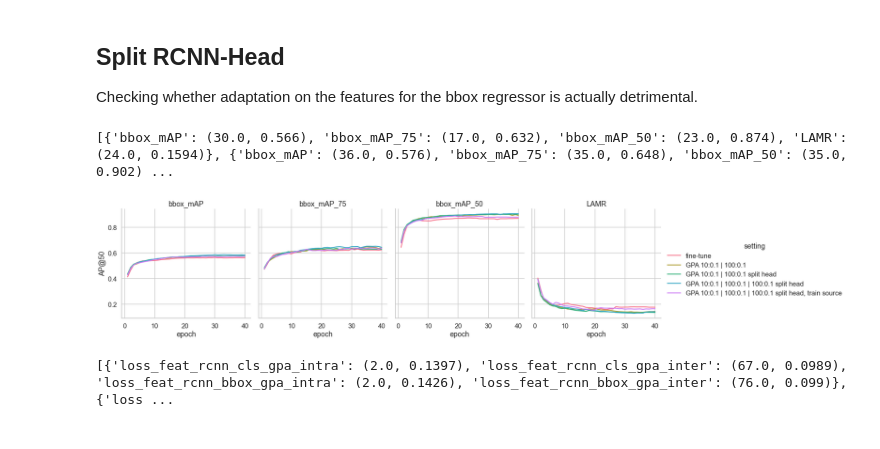
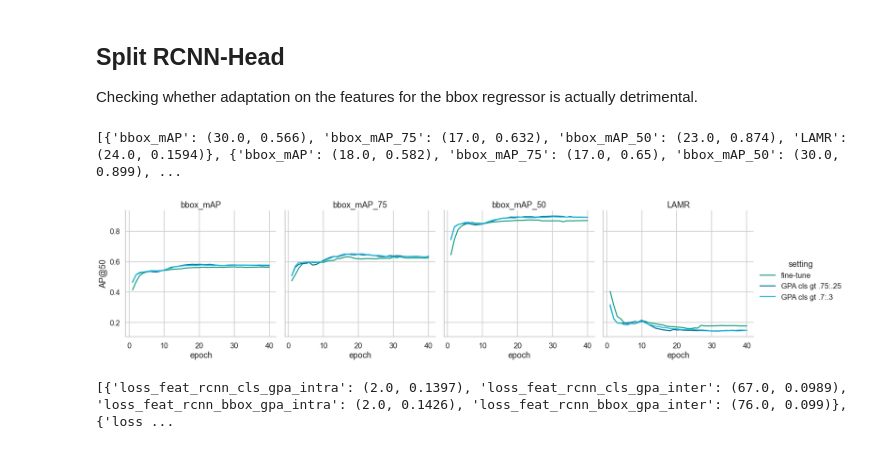
Before and after one commit to ThaddaeusWiedemer/FisheyeSPA, a Jupyter notebook: results/gpa.ipynb, the cells around one changed output. Drawn from its saved outputs; the diff is of its cells as text; code cells hidden in the pictures.

```diff
--- a/results/gpa.ipynb
+++ b/results/gpa.ipynb
@@ -676,37 +676,40 @@ Checking whether adaptation on the features for the bbox regressor is actually d
 # %%
 from log_analysis import *
 
 sb.set_context('talk')
 sb.set_style('whitegrid')
 sb.set_palette(kit())
 logs = [
     ['GPA/tuning/coco_piropo_20a_TwoStageDetectorAdaptive_0_0_0_0_fclayer_gTrue_seed_norot.log', 'fine-tune'],
-    [
-        'GPA/tuning/coco_piropo_20a_TwoStageDetectorAdaptive_10_01_100_01_fclayer_gTrue_seed_norot.log',
-        'GPA 10:0.1 | 100:0.1'
-    ],
-    ['GPA/tuning/coco_piropo_20a_TwoStageDetectorDA_GPAsplit_s.log', 'GPA 10:0.1 | 100:0.1 split head'],
-    ['GPA/tuning/coco_piropo_20a_TwoStageDetectorDA_GPAsplit1_s.log', 'GPA 10:0.1 | 100:0.1 | 100:0.1 split head'],
-    ['GPA/tuning/coco_piropo_20a_TwoStageDetectorDA_GPAsplit2_s.log', 'GPA 10:0.1 | 100:0.1 | 100:0.1 split head, train source'],
+    # [
+    #     'GPA/tuning/coco_piropo_20a_TwoStageDetectorAdaptive_10_01_100_01_fclayer_gTrue_seed_norot.log',
+    #     'GPA 10:0.1 | 100:0.1'
+    # ],
+    # ['GPA/tuning/coco_piropo_20a_TwoStageDetectorDA_GPAsplit_s.log', 'GPA 10:0.1 | 100:0.1 split head'],
+    # ['GPA/tuning/coco_piropo_20a_TwoStageDetectorDA_GPAsplit1_s.log', 'GPA 10:0.1 | 100:0.1 | 100:0.1 split head'],
+    # ['GPA/tuning/coco_piropo_20a_TwoStageDetectorDA_GPAsplit2_s.log', 'GPA 10:0.1 | 100:0.1 | 100:0.1 split head, train source'],
+    ['GPA/tuning/coco_piropo_20a_TwoStageDetectorDA_GPAcls_s.log', 'GPA cls gt .75:.25'],
+    # ['GPA/tuning/coco_piropo_20a_TwoStageDetectorDA_GPAclsgt55_s.log', 'GPA cls gt .5:.5'],
+    ['GPA/tuning/coco_piropo_20a_TwoStageDetectorDA_GPAclsgt73_s.log', 'GPA cls gt .7:.3'],
 ]
 
 df, maxs = df_from_log(['setting'], ['bbox_mAP', 'bbox_mAP_75', 'bbox_mAP_50', 'LAMR'], logs, get_max=True)
 
 g = sb.relplot(data=df[df['occurrence'] <= 40],
                x='occurrence',
                y='value',
                kind='line',
                hue='setting',
                col='metric',
                height=5,
                aspect=1.)
 g.set_axis_labels('epoch', 'AP@50')
 g.set_titles(col_template='{col_name}', row_template='')
 print(maxs)
 # g.savefig(f'images/tuning_gpa_adversarial.svg')
 # %% [output]
-[{'bbox_mAP': (30.0, 0.566), 'bbox_mAP_75': (17.0, 0.632), 'bbox_mAP_50': (23.0, 0.874), 'LAMR': (24.0, 0.1594)}, {'bbox_mAP': (36.0, 0.576), 'bbox_mAP_75': (35.0, 0.648), 'bbox_mAP_50': (35.0, 0.902) ...
+[{'bbox_mAP': (30.0, 0.566), 'bbox_mAP_75': (17.0, 0.632), 'bbox_mAP_50': (23.0, 0.874), 'LAMR': (24.0, 0.1594)}, {'bbox_mAP': (18.0, 0.582), 'bbox_mAP_75': (17.0, 0.65), 'bbox_mAP_50': (30.0, 0.899), ...
-[figure, old version]
+[figure, new version]
 # %%
 from log_analysis import *
 
```
Also changed, not shown: 5 other files.
